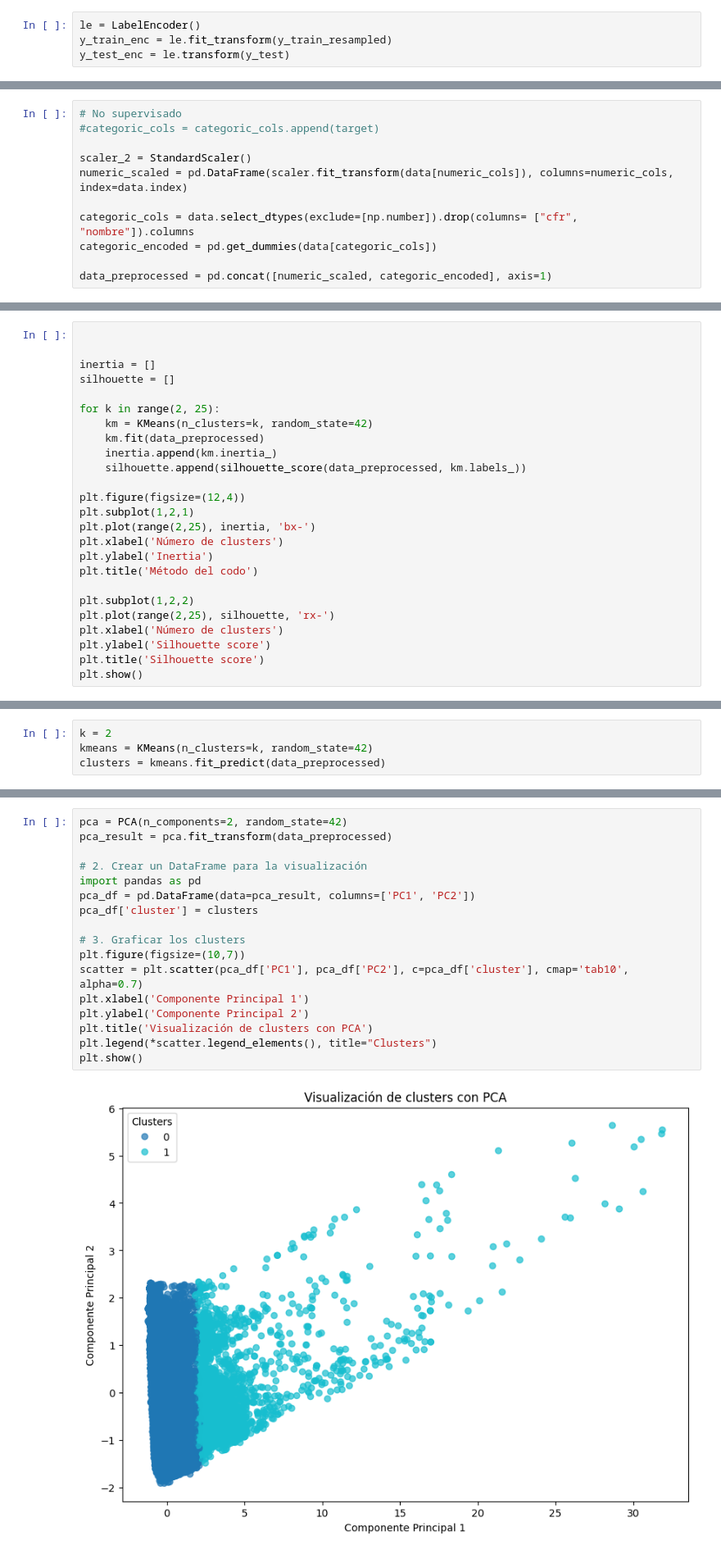
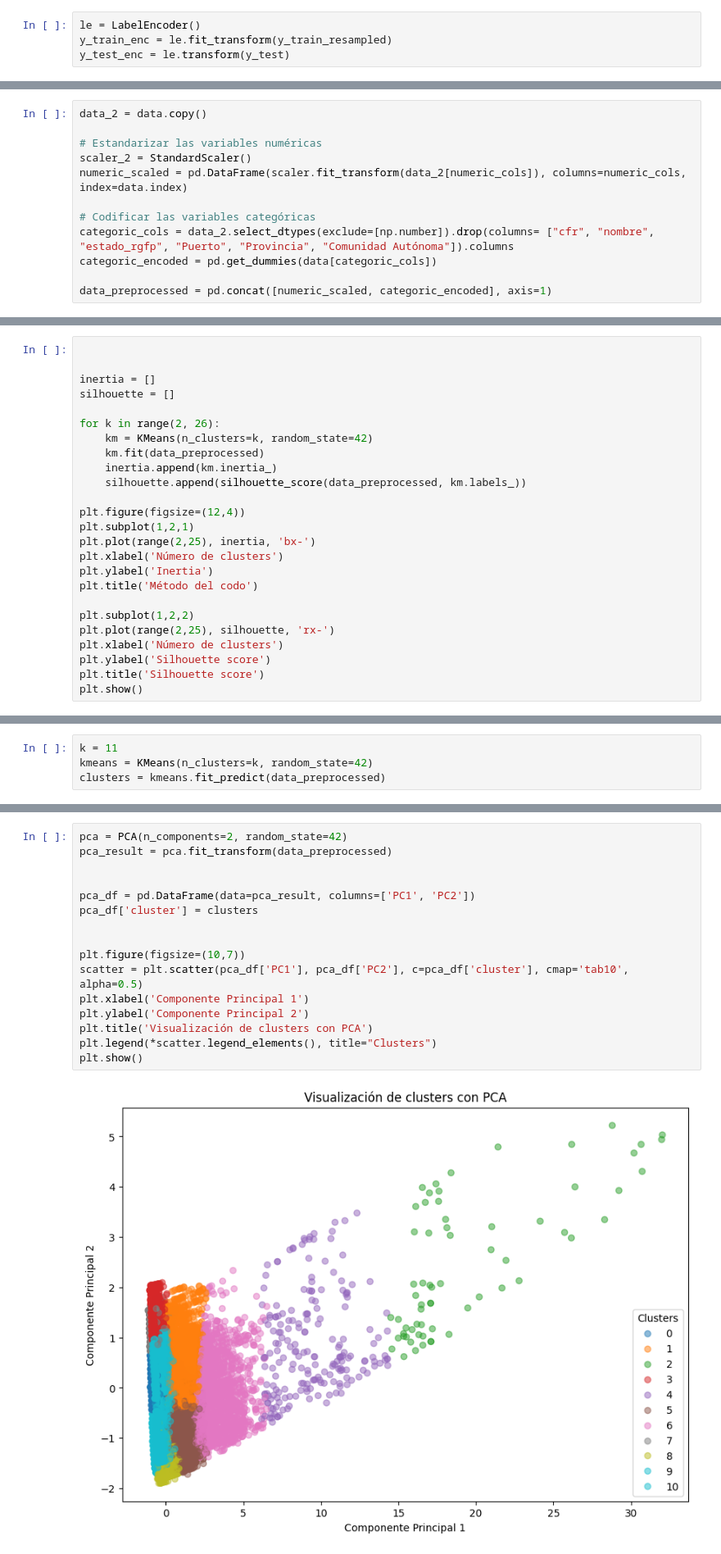
Before and after one commit to LucasZV/tipologia_PR2, a Jupyter notebook: src/Modelado.ipynb, the cells around one changed output, grey strips where cells are left out. Shown at 82% size. Cells and saved outputs as stored; diff of their text form.

Commit message:
No supervisado v2 / informe modelado

```diff
--- a/src/Modelado.ipynb
+++ b/src/Modelado.ipynb
@@ -358,11 +448,12 @@ pickle.dump(best_lgbm, open('modelo_supervisado.pkl', 'wb'))
 # %%
-# No supervisado
-#categoric_cols = categoric_cols.append(target)
+data_2 = data.copy()
 
+# Estandarizar las variables numéricas
 scaler_2 = StandardScaler()
-numeric_scaled = pd.DataFrame(scaler.fit_transform(data[numeric_cols]), columns=numeric_cols, index=data.index)
+numeric_scaled = pd.DataFrame(scaler.fit_transform(data_2[numeric_cols]), columns=numeric_cols, index=data.index)
 
-categoric_cols = data.select_dtypes(exclude=[np.number]).drop(columns= ["cfr", "nombre"]).columns
+# Codificar las variables categóricas
+categoric_cols = data_2.select_dtypes(exclude=[np.number]).drop(columns= ["cfr", "nombre", "estado_rgfp", "Puerto", "Provincia", "Comunidad Autónoma"]).columns
 categoric_encoded = pd.get_dummies(data[categoric_cols])
 
 data_preprocessed = pd.concat([numeric_scaled, categoric_encoded], axis=1)
@@ -372,7 +468,7 @@ data_preprocessed = pd.concat([numeric_scaled, categoric_encoded], axis=1)
 inertia = []
 silhouette = []
 
-for k in range(2, 25):
+for k in range(2, 26):
     km = KMeans(n_clusters=k, random_state=42)
     km.fit(data_preprocessed)
     inertia.append(km.inertia_)
@@ -396,4 +492,4 @@ plt.show()
 # %%
-k = 2
+k = 11
 kmeans = KMeans(n_clusters=k, random_state=42)
 clusters = kmeans.fit_predict(data_preprocessed)
@@ -400,21 +498,20 @@ clusters = kmeans.fit_predict(data_preprocessed)
 # %%
 pca = PCA(n_components=2, random_state=42)
 pca_result = pca.fit_transform(data_preprocessed)
 
-# 2. Crear un DataFrame para la visualización
-import pandas as pd
+
 pca_df = pd.DataFrame(data=pca_result, columns=['PC1', 'PC2'])
 pca_df['cluster'] = clusters
 
-# 3. Graficar los clusters
+
 plt.figure(figsize=(10,7))
-scatter = plt.scatter(pca_df['PC1'], pca_df['PC2'], c=pca_df['cluster'], cmap='tab10', alpha=0.7)
+scatter = plt.scatter(pca_df['PC1'], pca_df['PC2'], c=pca_df['cluster'], cmap='tab10', alpha=0.5)
 plt.xlabel('Componente Principal 1')
 plt.ylabel('Componente Principal 2')
 plt.title('Visualización de clusters con PCA')
 plt.legend(*scatter.legend_elements(), title="Clusters")
 plt.show()
 # %% [output]
-[figure, old version]
+[figure, new version]
 # %%
 
```
Also changed, not shown: parts of 53 cells of this notebook, 25 other files.
